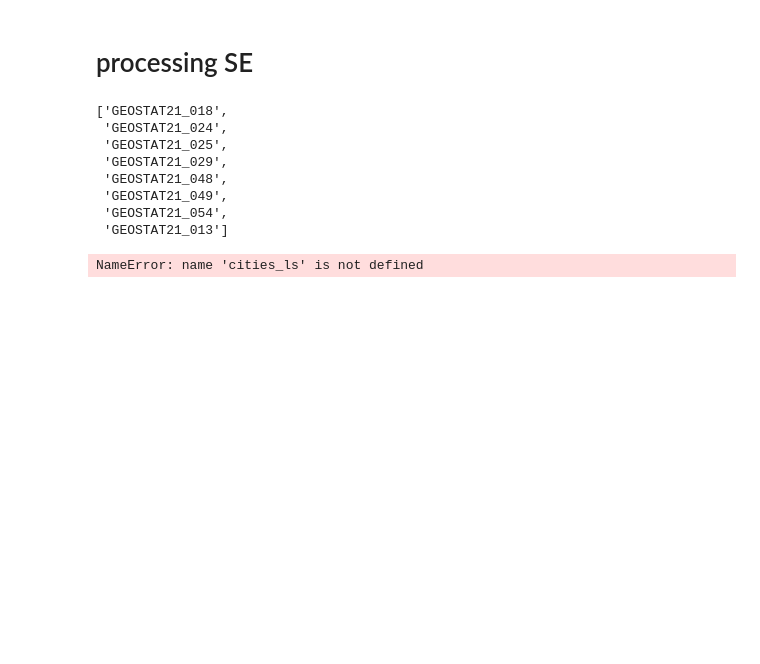
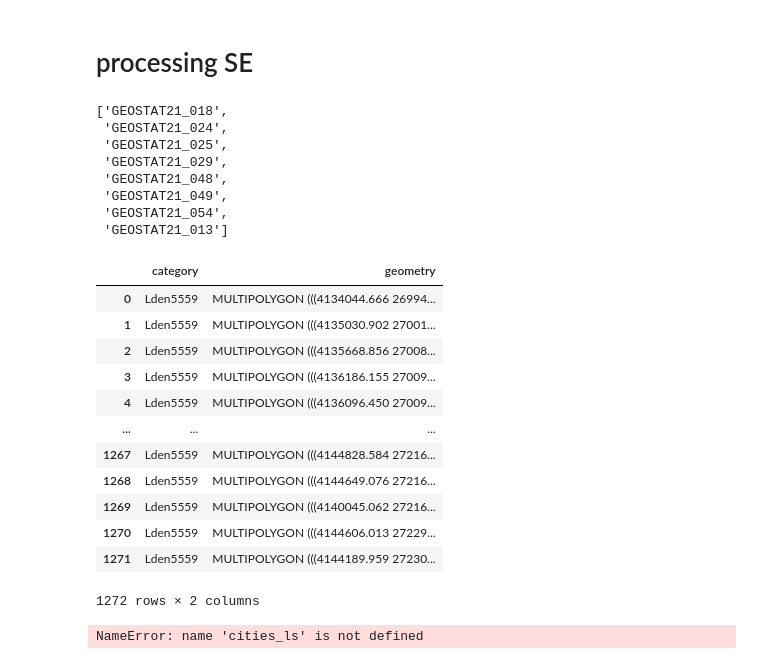
Before and after one commit to ubachr/GQA, a Jupyter notebook: example_usage_all_Viena.ipynb, the cells around one changed output. Drawn from its saved outputs; the diff is of its cells as text; code cells hidden in the pictures; blank space fills up the shorter version.

```diff
--- a/example_usage_all_Viena.ipynb
+++ b/example_usage_all_Viena.ipynb
@@ -632,6 +646,22 @@ cities_ls
  'GEOSTAT21_049',
  'GEOSTAT21_054',
  'GEOSTAT21_013']
+# %%
+ncm
+# %% [output]
+|  | category | geometry |
+| 0 | Lden5559 | MULTIPOLYGON (((4134044.666 26994... |
+| 1 | Lden5559 | MULTIPOLYGON (((4135030.902 27001... |
+| 2 | Lden5559 | MULTIPOLYGON (((4135668.856 27008... |
+| 3 | Lden5559 | MULTIPOLYGON (((4136186.155 27009... |
+| 4 | Lden5559 | MULTIPOLYGON (((4136096.450 27009... |
+| ... | ... | ... |
+| 1267 | Lden5559 | MULTIPOLYGON (((4144828.584 27216... |
+| 1268 | Lden5559 | MULTIPOLYGON (((4144649.076 27216... |
+| 1269 | Lden5559 | MULTIPOLYGON (((4140045.062 27216... |
+| 1270 | Lden5559 | MULTIPOLYGON (((4144606.013 27229... |
+| 1271 | Lden5559 | MULTIPOLYGON (((4144189.959 27230... |
+1272 rows × 2 columns
 # %%
 outdata_f = os.path.join(indata_f, 'OutputData', 'batch1_allprocessed', 'step1')
 # %%
```
Also changed, not shown: parts of 8 cells of this notebook.
